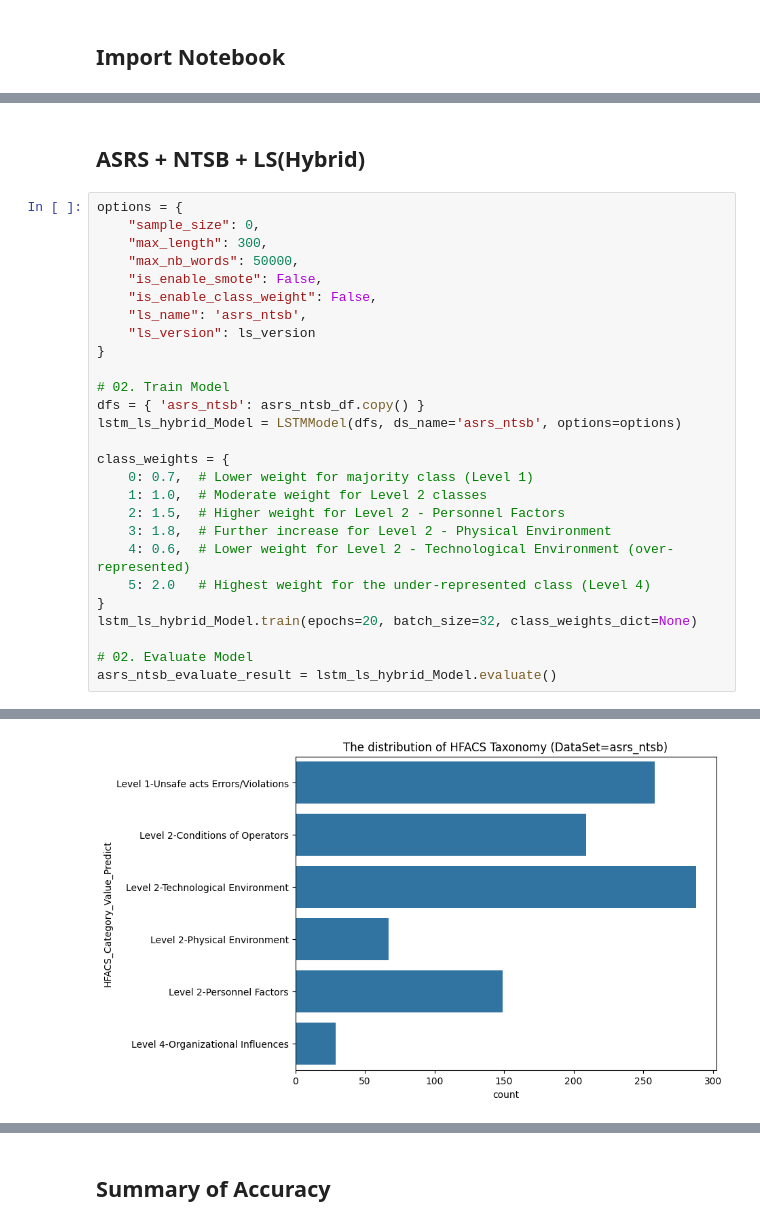
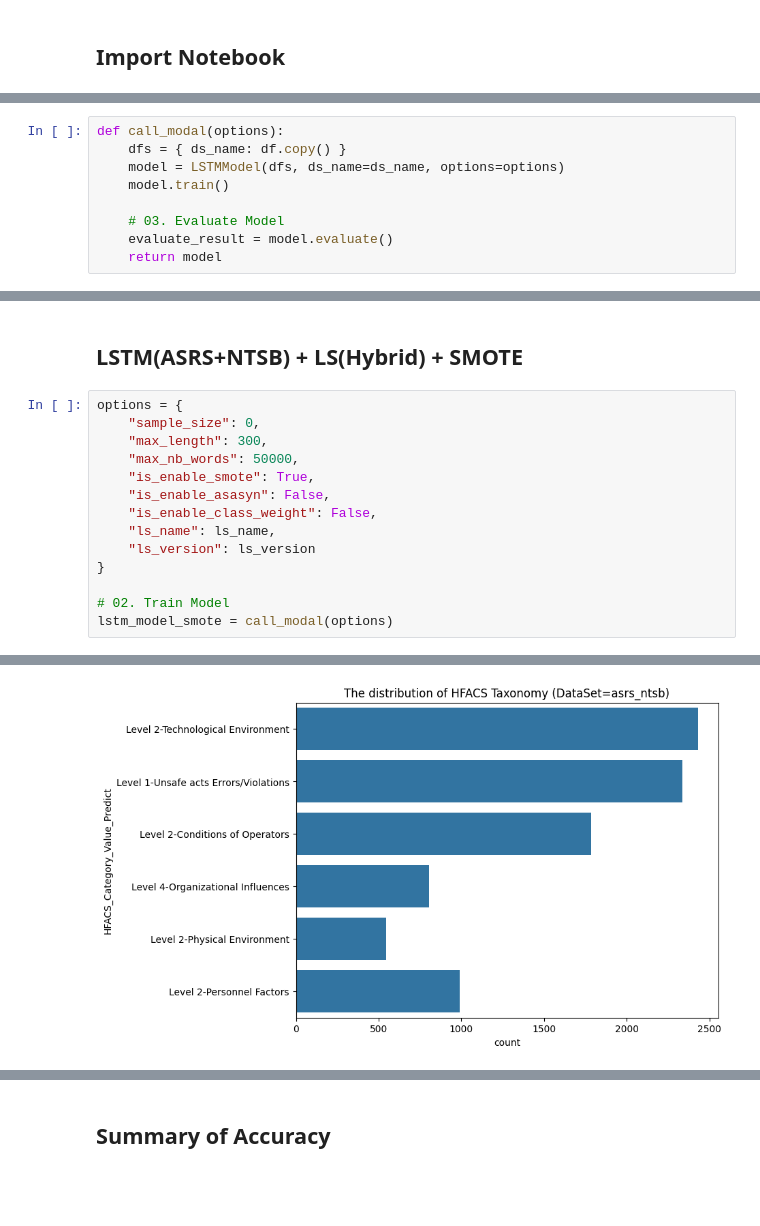
Before and after one commit to lasalasa/ASTAPM_Model, a Jupyter notebook: notebooks/notebook_main_LSTM_ASRS_NTSB.ipynb, the cells around one changed output, grey strips where cells are left out. Cells and saved outputs as stored; diff of their text form; blank space fills up the shorter version.

```diff
--- a/notebooks/notebook_main_LSTM_ASRS_NTSB.ipynb
+++ b/notebooks/notebook_main_LSTM_ASRS_NTSB.ipynb
@@ -58 +64,10 @@ ls_version = 1
+# %%
+def call_modal(options):
+    dfs = { ds_name: df.copy() }
+    model = LSTMModel(dfs, ds_name=ds_name, options=options)
+    model.train()
+
+    # 03. Evaluate Model
+    evaluate_result = model.evaluate()
+    return model
 # %% [markdown]
@@ -198,32 +152,19 @@ Accuracy: 0.6550
 # %% [markdown]
-## ASRS + NTSB + LS(Hybrid)
+## LSTM(ASRS+NTSB) + LS(Hybrid) + SMOTE
 # %%
 options = {
     "sample_size": 0,
     "max_length": 300,
     "max_nb_words": 50000,
-    "is_enable_smote": False,
+    "is_enable_smote": True,
+    "is_enable_asasyn": False,
     "is_enable_class_weight": False,
-    "ls_name": 'asrs_ntsb',
+    "ls_name": ls_name,
     "ls_version": ls_version
 }
 
 # 02. Train Model
-dfs = { 'asrs_ntsb': asrs_ntsb_df.copy() }
-lstm_ls_hybrid_Model = LSTMModel(dfs, ds_name='asrs_ntsb', options=options)
-
-class_weights = {
-    0: 0.7,  # Lower weight for majority class (Level 1)
-    1: 1.0,  # Moderate weight for Level 2 classes
-    2: 1.5,  # Higher weight for Level 2 - Personnel Factors
-    3: 1.8,  # Further increase for Level 2 - Physical Environment
-    4: 0.6,  # Lower weight for Level 2 - Technological Environment (over-represented)
-    5: 2.0   # Highest weight for the under-represented class (Level 4)
-}
-lstm_ls_hybrid_Model.train(epochs=20, batch_size=32, class_weights_dict=None)
-
-# 02. Evaluate Model
-asrs_ntsb_evaluate_result = lstm_ls_hybrid_Model.evaluate()
+lstm_model_smote = call_modal(options)
 # %% [output]
 Start labelling
 Model and vectorizer loaded successfully
@@ -233,13 +174,13 @@ Ladled Sampling size= (1000, 7)
 start pre_process_df
 combined_narrative
 clean_feature
 drop_narratives
 preprocess_narrative
 event_id                        0
 date                            0
 ... (5 lines left out)
 narrative_word_count            0
 narrative_sentence_count        0
 dtype: int64
 Pre processed
-[figure, old version]
+[figure, new version]
```
Also changed, not shown: parts of 12 cells of this notebook, 21 other files.
